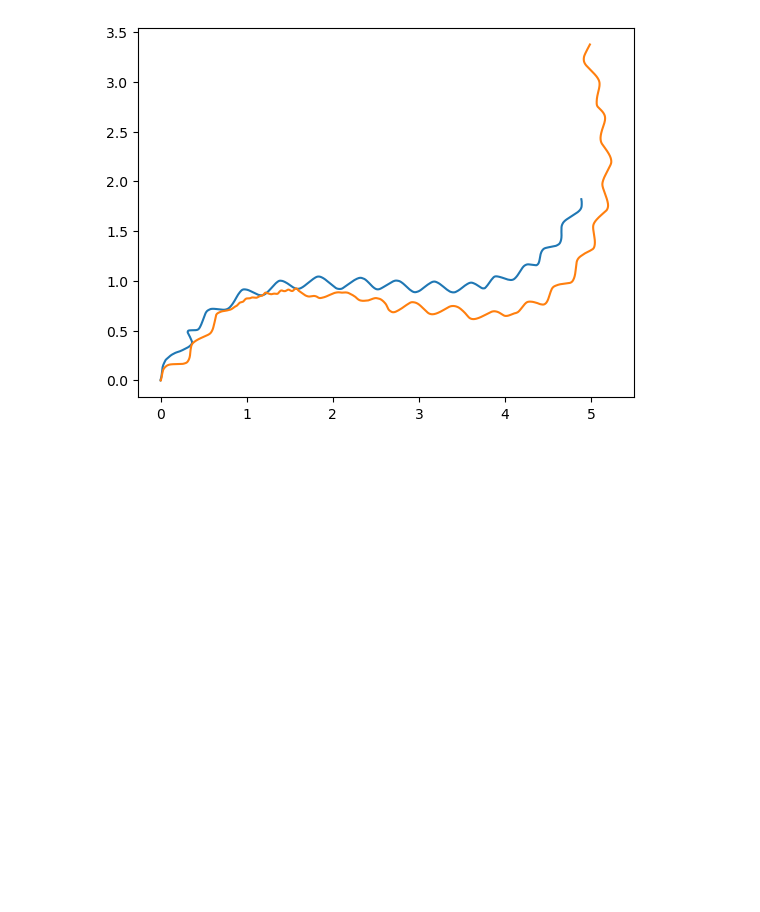
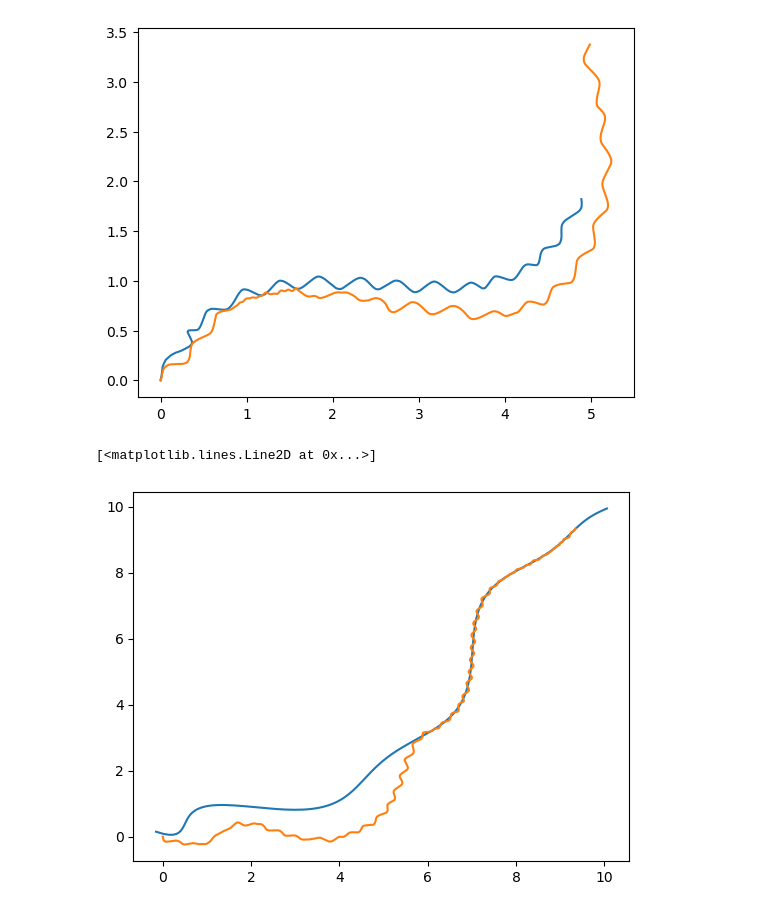
Before and after one commit to AntoSave/mujoco_mpc, a Jupyter notebook: tuning/test.ipynb, the cells around one changed output. Drawn from its saved outputs; the diff is of its cells as text; code cells hidden in the pictures; blank space fills up the shorter version.

Commit message:
[ADD] some test plots

```diff
--- a/tuning/test.ipynb
+++ b/tuning/test.ipynb
@@ -221,3 +221,17 @@ plt.plot(traj_prob[:,1], traj_prob[:,2])
 # %% [output]
 [<matplotlib.lines.Line2D at 0x...>]
 [figure]
+# %%
+import matplotlib.pyplot as plt
+import pickle
+experiment_dir = "/home/antonio/uni/tesi/mujoco_mpc/experiments/relative_policy_combination/h1_walk_2024-09-11_09-34-34/"
+traj_det = np.load(f'{experiment_dir}/traj.npy', allow_pickle=True)
+reference_data = pickle.load(open(f'{experiment_dir}/path_data.pkl', 'rb'))
+fit_x = reference_data['fit_x']
+fit_y = reference_data['fit_y']
+t = reference_data['t']
+plt.plot(fit_x(t), fit_y(t))
+plt.plot(traj_det[:,1], traj_det[:,2])
+# %% [output]
+[<matplotlib.lines.Line2D at 0x...>]
+[figure, added]
```
Also changed, not shown: parts of 4 cells of this notebook.
